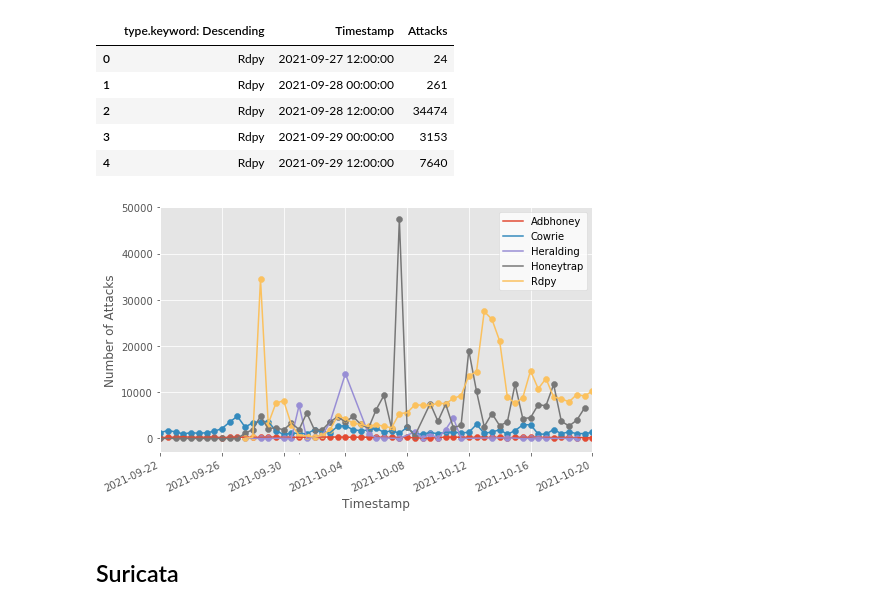
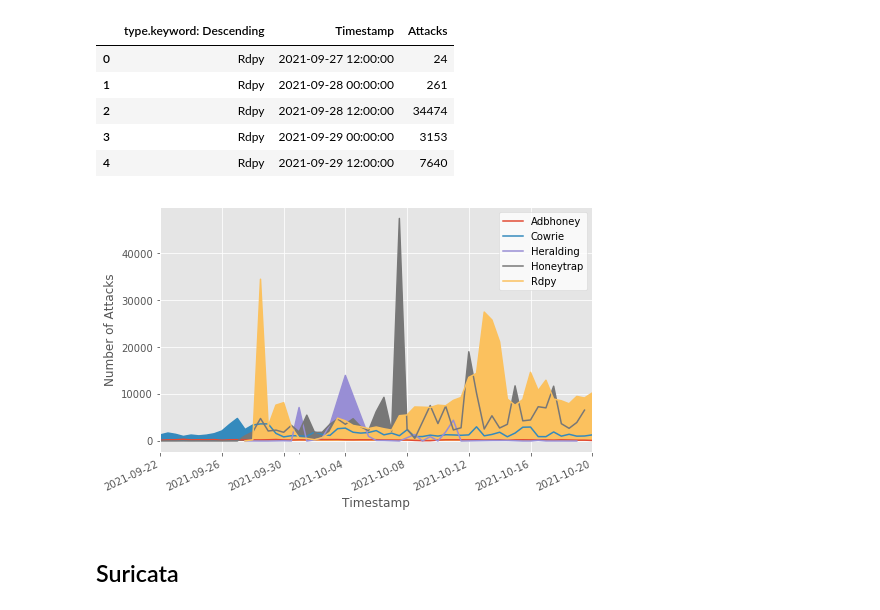
Before and after one commit to stefanDeveloper/master-thesis, a Jupyter notebook: plots/data-visualization.ipynb, the cells around one changed output. Saved outputs shown, nothing was run; the diff lists cells and outputs as text; code cells hidden in the pictures.

```diff
--- a/plots/data-visualization.ipynb
+++ b/plots/data-visualization.ipynb
@@ -167,38 +170,39 @@ for k, d in df.groupby('type.keyword: Descending'):
     ax.xaxis.set_major_formatter(mdates.DateFormatter('%Y-%m-%d'))
     ax.xaxis.set_major_locator(mdates.DayLocator())
 
-    ax.scatter(x,y)
+    #ax.scatter(x,y)
     ax.plot(x,y, label=k)
+    ax.fill_between(x, y)
 
 
 fig.autofmt_xdate()
 ax.set_ylabel("Number of Attacks")
 ax.set_xlabel("Timestamp")
 
 # Major ticks every 6 months.
 fmt_half_year = mdates.DayLocator(interval=4)
 ax.xaxis.set_major_locator(fmt_half_year)
 
 # Minor ticks every month.
 fmt_month = mdates.MonthLocator()
 ax.xaxis.set_minor_locator(fmt_month)
 
 # Round to nearest years.
 datemin = df.Timestamp.min()
 datemax = df.Timestamp.max()
 ax.set_xlim(datemin, datemax)
 
 # Put a legend to the right of the current axis
 legend = plt.legend(loc='upper right',frameon = 1)
 frame = legend.get_frame()
 frame.set_facecolor('white')
 
 plt.xticks( rotation=25 )
 plt.gcf().subplots_adjust(left=0.15)
 plt.savefig("tpot-attacks-histogram.pdf", format="pdf", bbox_inches="tight", pad_inches=0)
 plt.show()
 # %% [output]
-[figure, old version]
+[figure, new version]
 # %% [markdown]
 ## Suricata
 # %%
```
Also changed, not shown: parts of 6 cells of this notebook, 15 other files.
